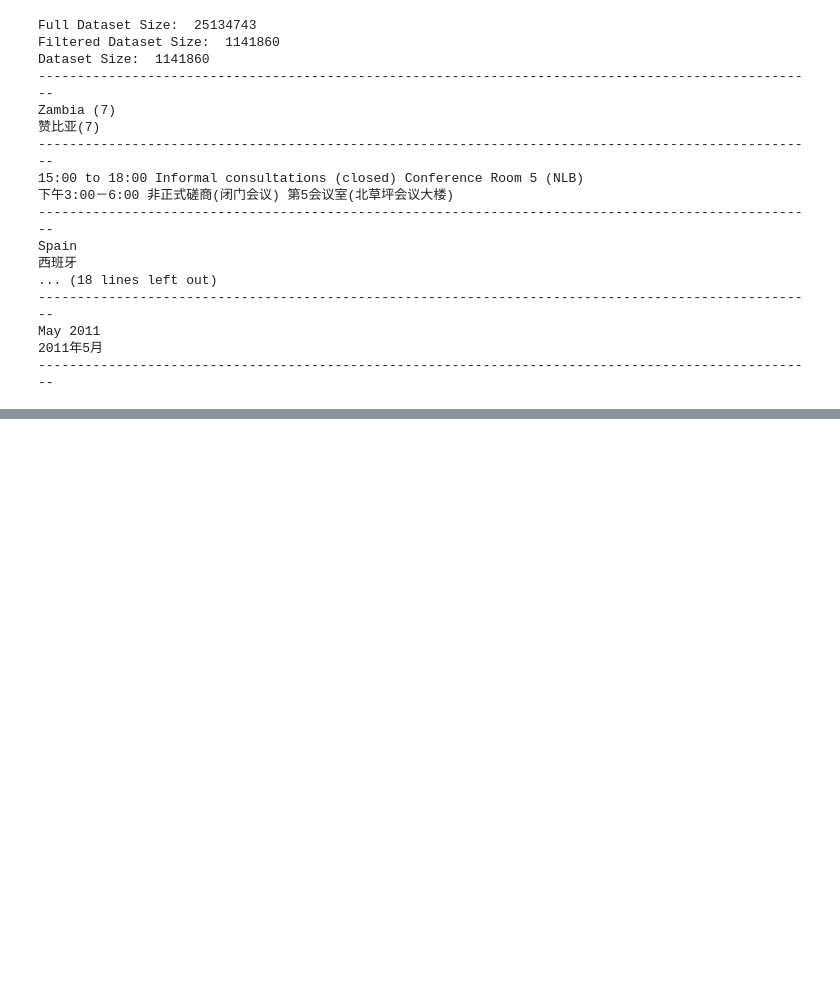
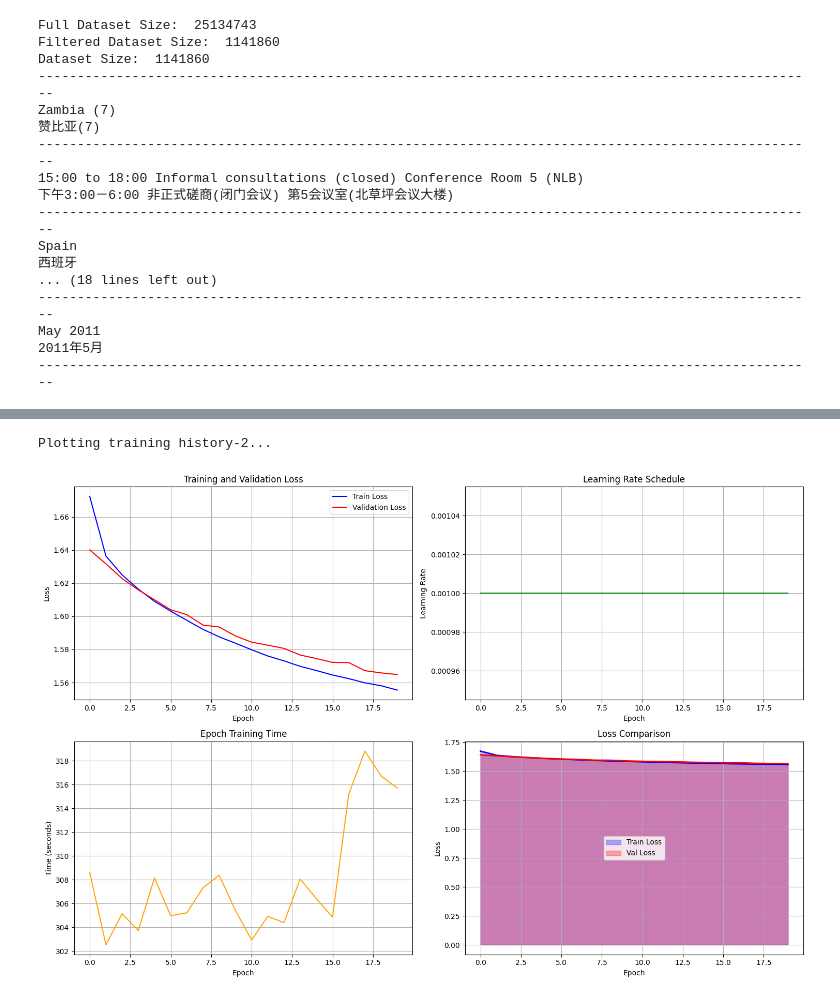
Before and after one commit to archeryue/AI-ZeroToOne, a Jupyter notebook: Season-2/S02E07.ipynb, the cells around one changed output, grey strips where cells are left out. Drawn from its saved outputs; the diff is of its cells as text; code cells hidden in the pictures; blank space fills up the shorter version.

```diff
--- a/Season-2/S02E07.ipynb
+++ b/Season-2/S02E07.ipynb
@@ -988,0 +1020,7 @@ KeyboardInterrupt:
+# %%
+# Plot training history
+print("\nPlotting training history-2...")
+trainer.plot_training_history()
+# %% [output]
+Plotting training history-2...
+[figure, added]
```
Also changed, not shown: parts of 6 cells of this notebook.
